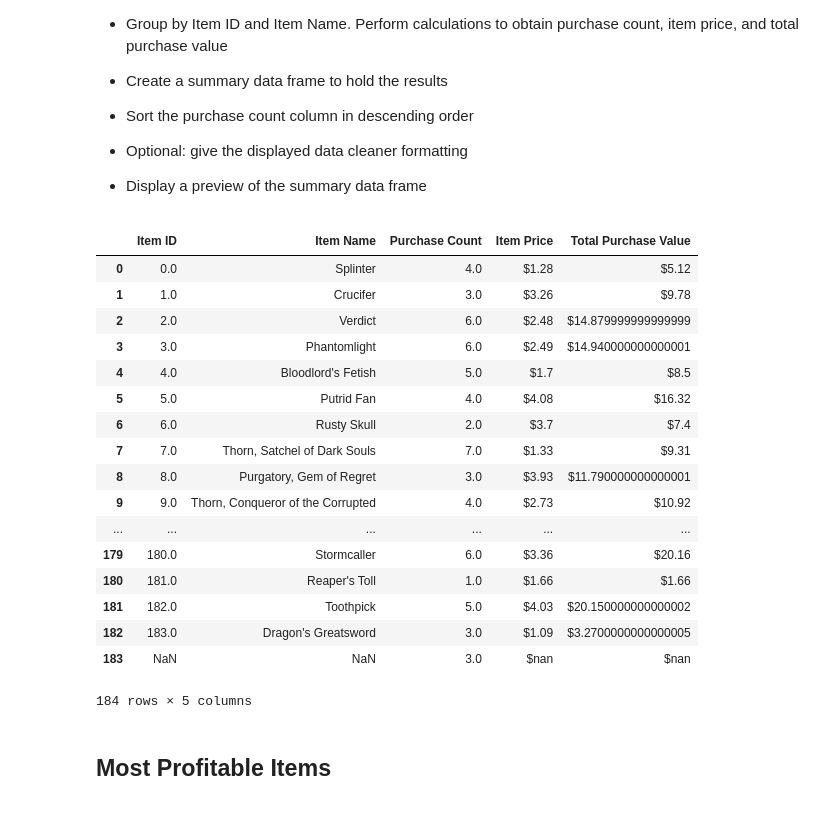
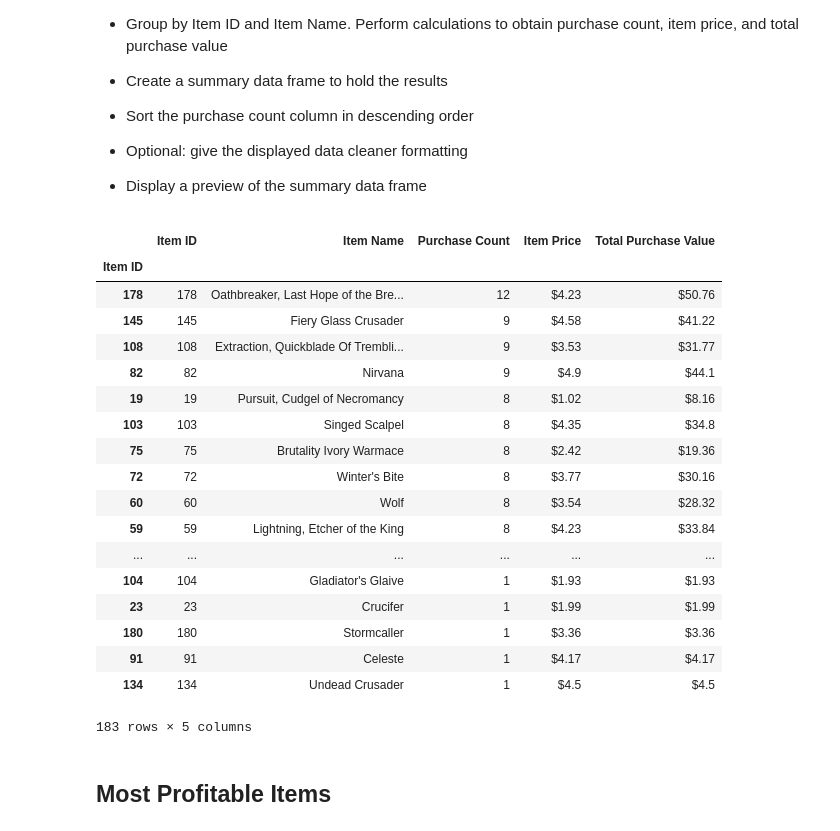
Before and after one commit to smartbaljit/Pandas, a Jupyter notebook: HeroesOfPymoli_starter.ipynb, the cells around one changed output. Cells and saved outputs as stored; diff of their text form; code cells hidden in the pictures.

```diff
--- a/HeroesOfPymoli_starter.ipynb
+++ b/HeroesOfPymoli_starter.ipynb
@@ -302,37 +300,43 @@ popular_items_df = purchase_data[['Item ID', 'Item Name', 'Price','Purchase ID']
 itemid_counts=popular_items_df.groupby(['Item ID','Item Name', 'Price'], as_index=False).count()
 itemid_purchase_cnt=popular_items_df.groupby('Item ID')['Purchase ID'].nunique()
 
-item_summary_Table=pd.DataFrame({"Item ID":itemid_counts['Item ID'],"Item Name":itemid_counts['Item Name'],"Purchase Count":itemid_purchase_cnt,"Item Price":itemid_counts['Price'],
-                                  "Total Purchase Value":itemid_purchase_cnt*itemid_counts['Price']})
-item_summary_Table #=item_summary_Table.round(2)
+item_summary_Table=pd.DataFrame({"Item ID":itemid_counts['Item ID'].values,"Item Name":itemid_counts['Item Name'].values,
+                                 "Purchase Count":itemid_purchase_cnt.values,"Item Price":itemid_counts['Price'].values,
+                                  "Total Purchase Value":itemid_purchase_cnt*itemid_counts['Price'].values})
+
+item_summary_Table=item_summary_Table.round(2)
 
 #Creating a copy of this dataframe for the next question
-most_profitable_Table = item_summary_Table.copy()
-#item_summary_Table.head()
+#most_profitable_Table = item_summary_Table.copy()
 # %%
 #Adding $ sign to the price and Total Purchase values
-item_summary_Table['Item Price'] = '$' + (item_summary_Table['Item Price'].astype(str))
-item_summary_Table['Total Purchase Value'] = '$' + (item_summary_Table['Total Purchase Value'].astype(str))
-item_summary_Table
+
+sortedPurchase_cnt=item_summary_Table.sort_values("Purchase Count", ascending=False)
+sortedPurchase_cnt
+most_profitable_Table = sortedPurchase_cnt.copy()
+sortedPurchase_cnt['Item Price'] = '$' + (sortedPurchase_cnt['Item Price'].astype(str))
+sortedPurchase_cnt['Total Purchase Value'] = '$' + (sortedPurchase_cnt['Total Purchase Value'].astype(str))
+sortedPurchase_cnt
 # %% [output]
 |  | Item ID | Item Name | Purchase Count | Item Price | Total Purchase Value |
-| 0 | 0.0 | Splinter | 4.0 | $1.28 | $5.12 |
-| 1 | 1.0 | Crucifer | 3.0 | $3.26 | $9.78 |
-| 2 | 2.0 | Verdict | 6.0 | $2.48 | $14.879999999999999 |
-| 3 | 3.0 | Phantomlight | 6.0 | $2.49 | $14.940000000000001 |
-| 4 | 4.0 | Bloodlord's Fetish | 5.0 | $1.7 | $8.5 |
-| 5 | 5.0 | Putrid Fan | 4.0 | $4.08 | $16.32 |
-| 6 | 6.0 | Rusty Skull | 2.0 | $3.7 | $7.4 |
-| 7 | 7.0 | Thorn, Satchel of Dark Souls | 7.0 | $1.33 | $9.31 |
-| 8 | 8.0 | Purgatory, Gem of Regret | 3.0 | $3.93 | $11.790000000000001 |
-| 9 | 9.0 | Thorn, Conqueror of the Corrupted | 4.0 | $2.73 | $10.92 |
+| Item ID |  |  |  |  |  |
+| 178 | 178 | Oathbreaker, Last Hope of the Bre... | 12 | $4.23 | $50.76 |
+| 145 | 145 | Fiery Glass Crusader | 9 | $4.58 | $41.22 |
+| 108 | 108 | Extraction, Quickblade Of Trembli... | 9 | $3.53 | $31.77 |
+| 82 | 82 | Nirvana | 9 | $4.9 | $44.1 |
+| 19 | 19 | Pursuit, Cudgel of Necromancy | 8 | $1.02 | $8.16 |
+| 103 | 103 | Singed Scalpel | 8 | $4.35 | $34.8 |
+| 75 | 75 | Brutality Ivory Warmace | 8 | $2.42 | $19.36 |
+| 72 | 72 | Winter's Bite | 8 | $3.77 | $30.16 |
+| 60 | 60 | Wolf | 8 | $3.54 | $28.32 |
+| 59 | 59 | Lightning, Etcher of the King | 8 | $4.23 | $33.84 |
 | ... | ... | ... | ... | ... | ... |
-| 179 | 180.0 | Stormcaller | 6.0 | $3.36 | $20.16 |
-| 180 | 181.0 | Reaper's Toll | 1.0 | $1.66 | $1.66 |
-| 181 | 182.0 | Toothpick | 5.0 | $4.03 | $20.150000000000002 |
-| 182 | 183.0 | Dragon's Greatsword | 3.0 | $1.09 | $3.2700000000000005 |
-| 183 | NaN | NaN | 3.0 | $nan | $nan |
+| 104 | 104 | Gladiator's Glaive | 1 | $1.93 | $1.93 |
+| 23 | 23 | Crucifer | 1 | $1.99 | $1.99 |
+| 180 | 180 | Stormcaller | 1 | $3.36 | $3.36 |
+| 91 | 91 | Celeste | 1 | $4.17 | $4.17 |
+| 134 | 134 | Undead Crusader | 1 | $4.5 | $4.5 |
-184 rows × 5 columns
+183 rows × 5 columns
 # %% [markdown]
 ## Most Profitable Items
 # %% [markdown]
```
Also changed, not shown: parts of 4 cells of this notebook.
